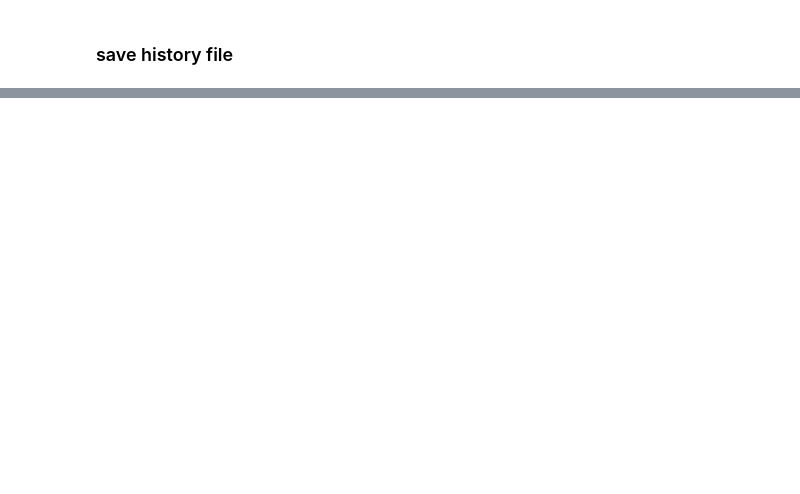
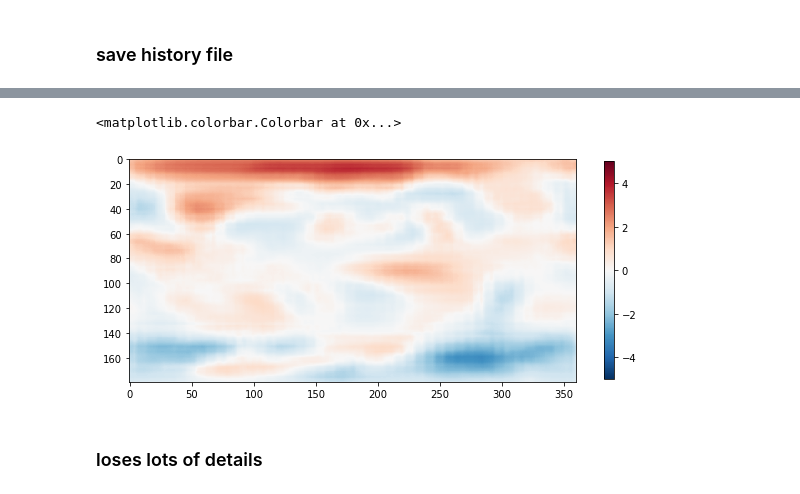
Before and after one commit to nicolasfauchereau/ML4seas, a Jupyter notebook: models/CNN/example_CNN.ipynb, the cells around one changed output, grey strips where cells are left out. Drawn from its saved outputs; the diff is of its cells as text; code cells hidden in the pictures; blank space fills up the shorter version.

```diff
--- a/models/CNN/example_CNN.ipynb
+++ b/models/CNN/example_CNN.ipynb
@@ -259,0 +268,2 @@ pickle.dump(history.history, open(saved_history, "wb"))
+# %%
+X = data_val[0][0][i:i+1,:,:,:]
@@ -259,0 +274,2 @@ pickle.dump(history.history, open(saved_history, "wb"))
+# %%
+pred = autoencoder.predict(X)
@@ -259,0 +280,2 @@ pickle.dump(history.history, open(saved_history, "wb"))
+# %%
+pred = pred.squeeze()
@@ -259,0 +289,9 @@ pickle.dump(history.history, open(saved_history, "wb"))
+# %%
+f, ax = plt.subplots(figsize=(10,10))
+im = ax.imshow(pred[::-1,:], vmin=-5, vmax=5, cmap=plt.cm.RdBu_r)
+plt.colorbar(im, shrink=0.4)
+# %% [output]
+<matplotlib.colorbar.Colorbar at 0x...>
+[figure, added]
+# %% [markdown]
+### loses lots of details
```
Also changed, not shown: parts of 11 cells of this notebook.
